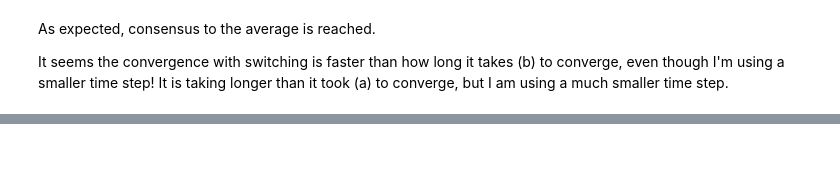
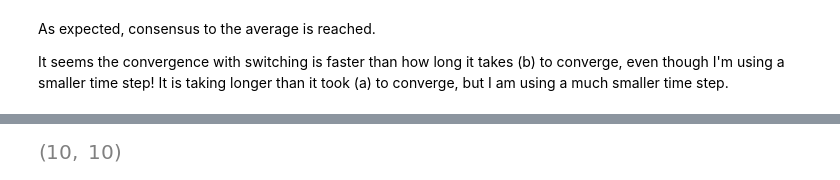
Before and after one commit to valentine-alia/MAE-6870, a Jupyter notebook: HW1_Files/HW1_Template.ipynb, the cells around one changed output, grey strips where cells are left out. Drawn from its saved outputs; the diff is of its cells as text; code cells hidden in the pictures; blank space fills up the shorter version.

```diff
--- a/HW1_Files/HW1_Template.ipynb
+++ b/HW1_Files/HW1_Template.ipynb
@@ -527,0 +532,3 @@ It seems the convergence with switching is faster than how long it takes (b) to
+# %%
+room_10x10 = np.loadtxt("room_10x10.csv",int,delimiter=",") #indexes by row, column from top left
+room_10x10
@@ -527,0 +587,4 @@ It seems the convergence with switching is faster than how long it takes (b) to
+# %%
+np.shape(room_10x10)
+# %% [output]
+[figure, added]
```
Also changed, not shown: parts of 7 cells of this notebook.
